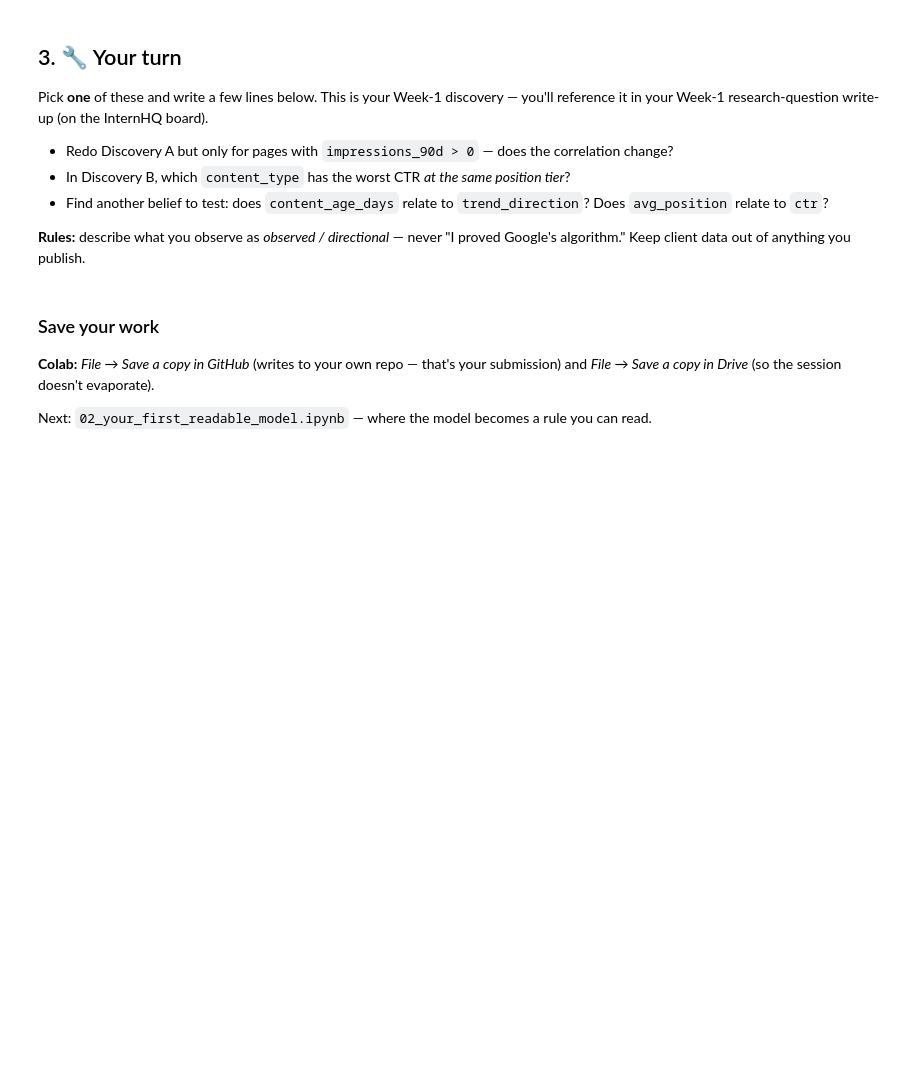
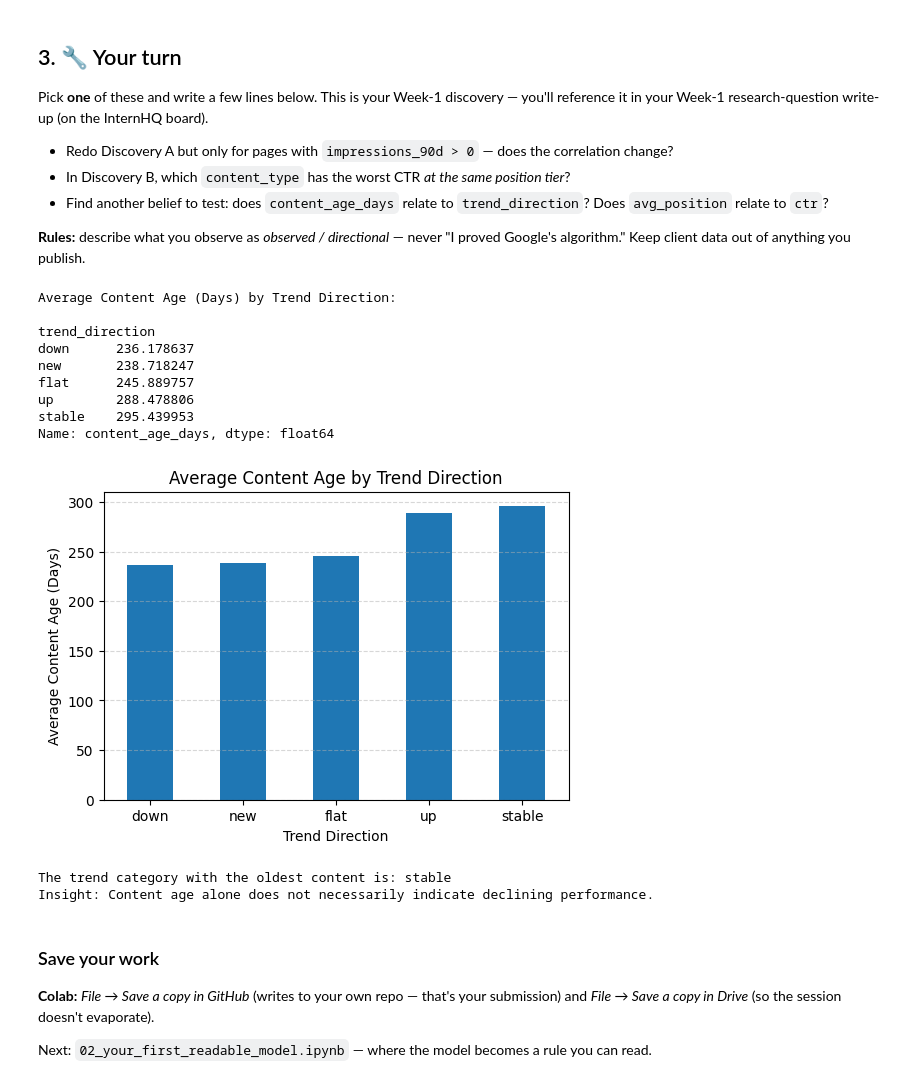
Before and after one commit to helnagar123/flyrank-ml-internship, a Jupyter notebook: notebooks/01_first_look_and_discovery.ipynb, the cells around one changed output. Drawn from its saved outputs; the diff is of its cells as text; code cells hidden in the pictures; blank space fills up the shorter version.

```diff
--- a/notebooks/01_first_look_and_discovery.ipynb
+++ b/notebooks/01_first_look_and_discovery.ipynb
@@ -102,3 +156,51 @@ Pick **one** of these and write a few lines below. This is your Week-1 discovery
+# %%
+# Your discovery here
+
+# Do older pages tend to have declining trends?
+
+import matplotlib.pyplot as plt
+
+# Calculate the average content age for each trend direction
+avg_age = df.groupby("trend_direction")["content_age_days"].mean().sort_values()
+
+# Print the results
+print("Average Content Age (Days) by Trend Direction:\n")
+print(avg_age)
+
+# Create a bar chart
+plt.figure(figsize=(6, 4))
+avg_age.plot(kind="bar")
+
+plt.title("Average Content Age by Trend Direction")
+plt.xlabel("Trend Direction")
+plt.ylabel("Average Content Age (Days)")
+plt.xticks(rotation=0)
+plt.grid(axis="y", linestyle="--", alpha=0.5)
+
+plt.show()
+
+# Simple interpretation
+oldest_trend = avg_age.idxmax()
+
+print(f"\nThe trend category with the oldest content is: {oldest_trend}")
+
+if oldest_trend == "down":
+    print("Insight: Older pages are more likely to experience declining trends.")
+else:
+    print("Insight: Content age alone does not necessarily indicate declining performance.")
+# %% [output]
+Average Content Age (Days) by Trend Direction:
+
+trend_direction
+down      236.178637
+new       238.718247
+flat      245.889757
+up        288.478806
+stable    295.439953
+Name: content_age_days, dtype: float64
+[figure, added]
+The trend category with the oldest content is: stable
+Insight: Content age alone does not necessarily indicate declining performance.
 # %% [markdown]
 ### Save your work
 **Colab:** *File → Save a copy in GitHub* (writes to your own repo — that's your submission) and *File → Save a copy in Drive* (so the session doesn't evaporate).
```
Also changed, not shown: parts of 9 cells of this notebook.
